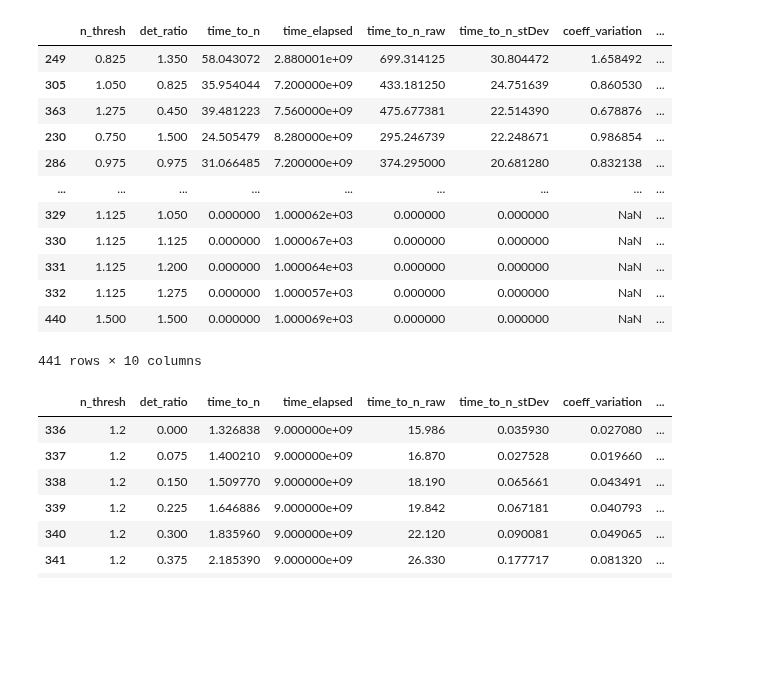
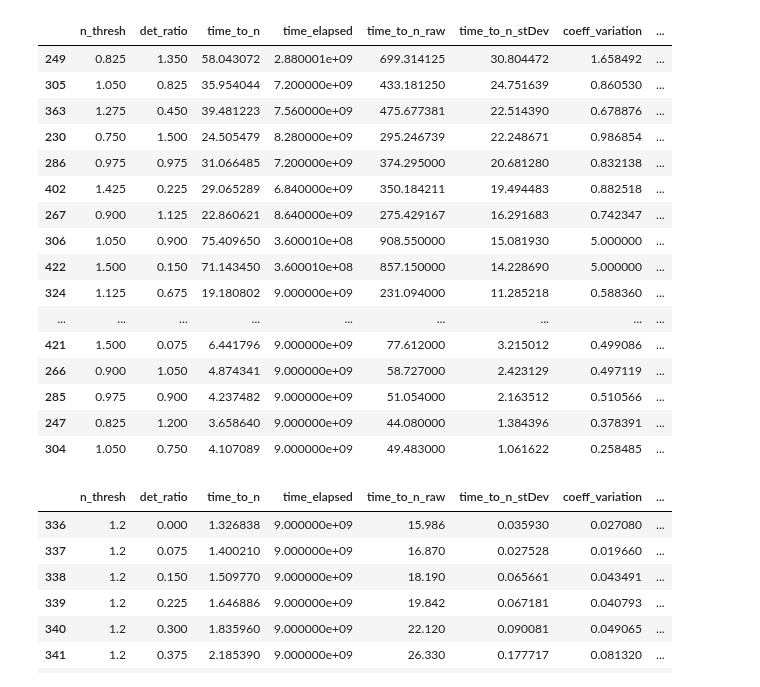
Before and after one commit to patricksinclair/multispecies_postprocessing, a Jupyter notebook: biofilm_threshold_theory_v2/phase_diagram_plotter_v2.2.ipynb, the cells around one changed output. Saved outputs shown, nothing was run; the diff lists cells and outputs as text; code cells hidden in the pictures; blank space fills up the shorter version.

```diff
--- a/biofilm_threshold_theory_v2/phase_diagram_plotter_v2.2.ipynb
+++ b/biofilm_threshold_theory_v2/phase_diagram_plotter_v2.2.ipynb
@@ -326,19 +374,23 @@ param_data.sort_values(by=['tN_adjusted'], ascending=False)
 # %%
-param_data.sort_values(by=['time_to_n_stDev'], ascending=False)
+param_data.sort_values(by=['time_to_n_stDev'], ascending=False).head(20)
 # %% [output]
 |  | n_thresh | det_ratio | time_to_n | time_elapsed | time_to_n_raw | time_to_n_stDev | coeff_variation | ... |
 | 249 | 0.825 | 1.350 | 58.043072 | 2.880001e+09 | 699.314125 | 30.804472 | 1.658492 | ... |
 | 305 | 1.050 | 0.825 | 35.954044 | 7.200000e+09 | 433.181250 | 24.751639 | 0.860530 | ... |
 | 363 | 1.275 | 0.450 | 39.481223 | 7.560000e+09 | 475.677381 | 22.514390 | 0.678876 | ... |
 | 230 | 0.750 | 1.500 | 24.505479 | 8.280000e+09 | 295.246739 | 22.248671 | 0.986854 | ... |
 | 286 | 0.975 | 0.975 | 31.066485 | 7.200000e+09 | 374.295000 | 20.681280 | 0.832138 | ... |
+| 402 | 1.425 | 0.225 | 29.065289 | 6.840000e+09 | 350.184211 | 19.494483 | 0.882518 | ... |
+| 267 | 0.900 | 1.125 | 22.860621 | 8.640000e+09 | 275.429167 | 16.291683 | 0.742347 | ... |
+| 306 | 1.050 | 0.900 | 75.409650 | 3.600010e+08 | 908.550000 | 15.081930 | 5.000000 | ... |
+| 422 | 1.500 | 0.150 | 71.143450 | 3.600010e+08 | 857.150000 | 14.228690 | 5.000000 | ... |
+| 324 | 1.125 | 0.675 | 19.180802 | 9.000000e+09 | 231.094000 | 11.285218 | 0.588360 | ... |
 | ... | ... | ... | ... | ... | ... | ... | ... | ... |
-| 329 | 1.125 | 1.050 | 0.000000 | 1.000062e+03 | 0.000000 | 0.000000 | NaN | ... |
-| 330 | 1.125 | 1.125 | 0.000000 | 1.000067e+03 | 0.000000 | 0.000000 | NaN | ... |
-| 331 | 1.125 | 1.200 | 0.000000 | 1.000064e+03 | 0.000000 | 0.000000 | NaN | ... |
-| 332 | 1.125 | 1.275 | 0.000000 | 1.000057e+03 | 0.000000 | 0.000000 | NaN | ... |
-| 440 | 1.500 | 1.500 | 0.000000 | 1.000069e+03 | 0.000000 | 0.000000 | NaN | ... |
+| 421 | 1.500 | 0.075 | 6.441796 | 9.000000e+09 | 77.612000 | 3.215012 | 0.499086 | ... |
+| 266 | 0.900 | 1.050 | 4.874341 | 9.000000e+09 | 58.727000 | 2.423129 | 0.497119 | ... |
+| 285 | 0.975 | 0.900 | 4.237482 | 9.000000e+09 | 51.054000 | 2.163512 | 0.510566 | ... |
+| 247 | 0.825 | 1.200 | 3.658640 | 9.000000e+09 | 44.080000 | 1.384396 | 0.378391 | ... |
+| 304 | 1.050 | 0.750 | 4.107089 | 9.000000e+09 | 49.483000 | 1.061622 | 0.258485 | ... |
-441 rows × 10 columns
 # %%
 param_data.loc[np.isclose(param_data['n_thresh'], 1.2)]
 # %% [output]
```
Also changed, not shown: parts of 12 cells of this notebook, 2 other files.
